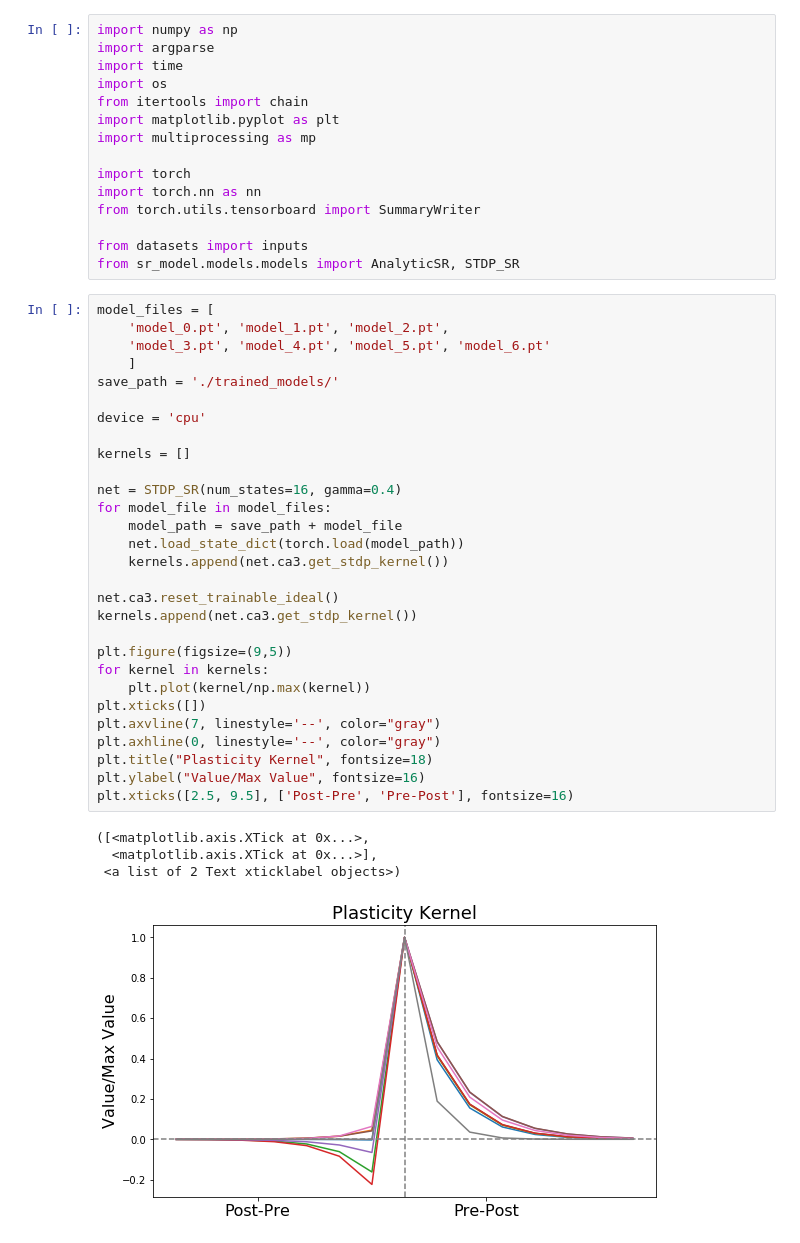
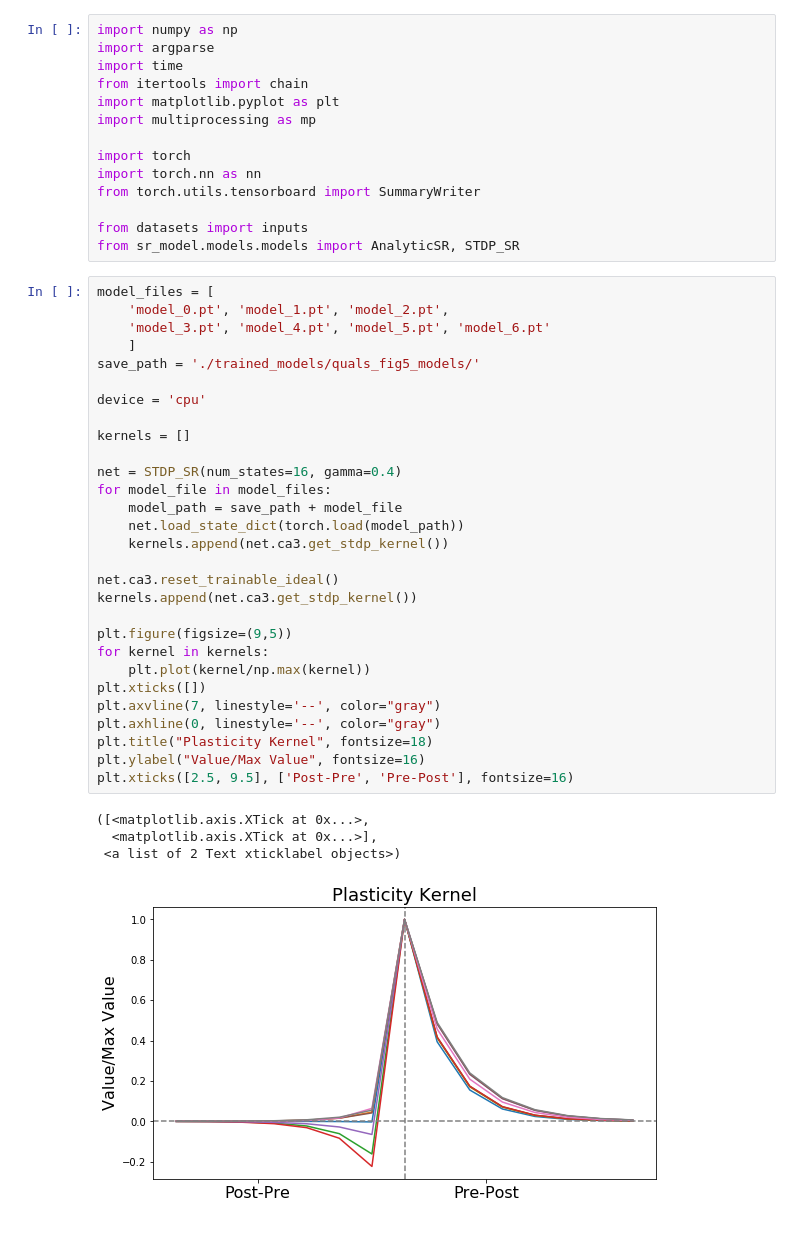
Before and after one commit to chingf/sr-project, a Jupyter notebook: notebooks/01-plot-kernels.ipynb, the cells around one changed output. Saved outputs shown, nothing was run; the diff lists cells and outputs as text.

Commit message:
Update notebooks and AnalyticSR for quals figures

```diff
--- a/notebooks/01-plot-kernels.ipynb
+++ b/notebooks/01-plot-kernels.ipynb
@@ -2,7 +5,6 @@
 import numpy as np
 import argparse
 import time
-import os
 from itertools import chain
 import matplotlib.pyplot as plt
 import multiprocessing as mp
@@ -18,32 +20,32 @@ model_files = [
     'model_0.pt', 'model_1.pt', 'model_2.pt',
     'model_3.pt', 'model_4.pt', 'model_5.pt', 'model_6.pt'
     ]
-save_path = './trained_models/'
+save_path = './trained_models/quals_fig5_models/'
 
 device = 'cpu'
 
 kernels = []
 
 net = STDP_SR(num_states=16, gamma=0.4)
 for model_file in model_files:
     model_path = save_path + model_file
     net.load_state_dict(torch.load(model_path))
     kernels.append(net.ca3.get_stdp_kernel())
 
 net.ca3.reset_trainable_ideal()
 kernels.append(net.ca3.get_stdp_kernel())
 
 plt.figure(figsize=(9,5))
 for kernel in kernels:
     plt.plot(kernel/np.max(kernel))
 plt.xticks([])
 plt.axvline(7, linestyle='--', color="gray")
 plt.axhline(0, linestyle='--', color="gray")
 plt.title("Plasticity Kernel", fontsize=18)
 plt.ylabel("Value/Max Value", fontsize=16)
 plt.xticks([2.5, 9.5], ['Post-Pre', 'Pre-Post'], fontsize=16)
 # %% [output]
 ([<matplotlib.axis.XTick at 0x...>,
   <matplotlib.axis.XTick at 0x...>],
  <a list of 2 Text xticklabel objects>)
-[figure, old version]
+[figure, new version]
```
Also changed, not shown: parts of 1 cell of this notebook, 10 other files.
